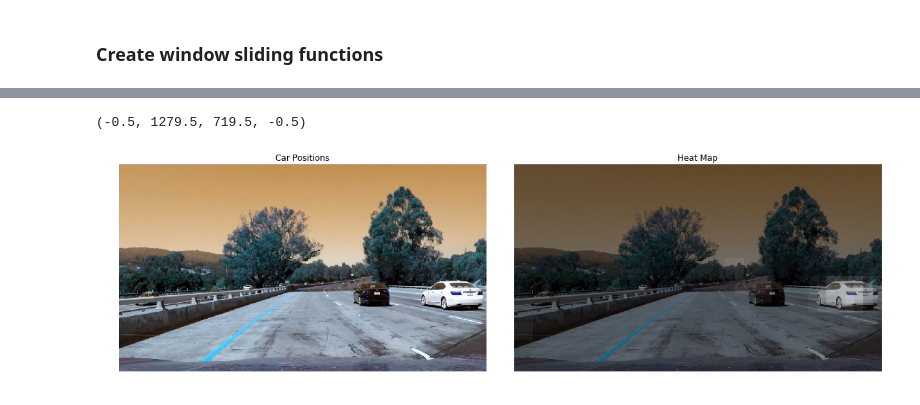
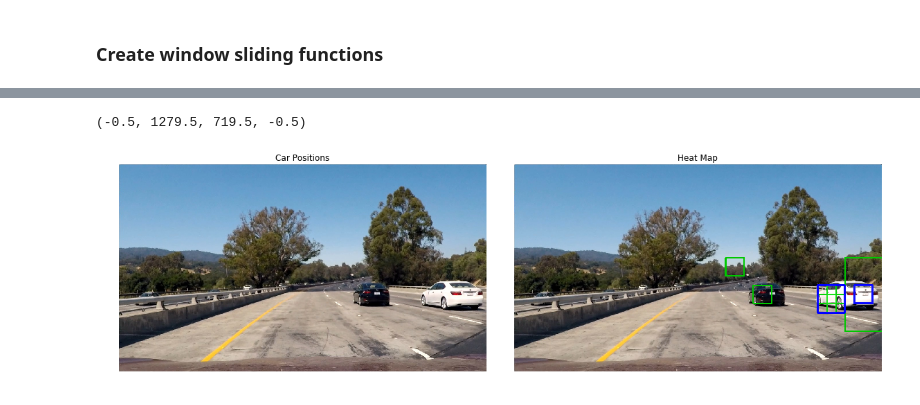
Before and after one commit to tjacobs/CarND-Vehicle-Detection, a Jupyter notebook: Vehicle Detection.ipynb, the cells around one changed output, grey strips where cells are left out. Cells and saved outputs as stored; diff of their text form; code cells hidden in the pictures.

```diff
--- a/Vehicle Detection.ipynb
+++ b/Vehicle Detection.ipynb
@@ -194,14 +199,15 @@ def extract_features(image,
     return features
 
 ## Test our functions
-# Load image
-image = cv2.imread('test_images/31.png')
+image = mpimg.imread('test_images/31.png')
 fig = plt.figure(figsize=(5, 3))
 plt.imshow(image)
 plt.axis( 'off' )
+print( "Image mean: " + str( np.mean(image) ) )
 
 # Convert to 255 scale
-#image *= 255.0
+image *= 255.0
+print( "Converted image mean: " + str( np.mean(image) ) )
 
 # Get color features
 color_features, rh, gh, bh, bincen = get_color_features(image, nbins=hist_bins)
@@ -281,7 +289,9 @@ Number of non-cars: 8968
 def read_files(files):
     features = []
     for file in files:
-        image = cv2.imread(file)
+        image = mpimg.imread(file)
+        image *= 255.0
+#        print( "Converted image mean: " + str( np.mean(image) ) )
         image_features = extract_features( image, color_space=color_space, spatial_size=spatial_size,
                          hist_bins=hist_bins, orient=orient, pix_per_cell=pix_per_cell,
                          cell_per_block=cell_per_block, hog_channel=hog_channel,
@@ -561,13 +624,12 @@ scale = 1.5
 #out_img = find_cars(img, ystart, ystop, scale, svc, X_scaler, orient, 8, 8, spatial_size, hist_bins)
 #plt.imshow(out_img)
 # %%
-from scipy.ndimage.measurements import label
 
 def add_heat(heatmap, box_list):
     # Iterate through list of boxes
     for box in box_list:
         # Add 1 for all pixels inside each box, each box takes the form ((x1, y1), (x2, y2))
-        heatmap[box[0][1]:box[1][1], box[0][0]:box[1][0]] += 10
+        heatmap[box[0][1]:box[1][1], box[0][0]:box[1][0]] += 1
 
     # Return updated heatmap
     return heatmap
@@ -587,75 +649,37 @@ def draw_labeled_boxes(img, labels):
         nonzero = (labels[0] == car_number).nonzero()
 
         # Identify x and y values of those pixels
         nonzeroy = np.array(nonzero[0])
         nonzerox = np.array(nonzero[1])
 
         # Define a bounding box based on min/max x and y
         bbox = ((np.min(nonzerox), np.min(nonzeroy)), (np.max(nonzerox), np.max(nonzeroy)))
 
         # Draw the box on the image
         cv2.rectangle(img, bbox[0], bbox[1], (0,0,255), 6)
     # Return the image
     return img
 
+image = mpimg.imread('test_images/test1.jpg')
+
 # Heat over time
 heat = np.zeros_like(image[:,:,0]).astype(np.float)
 
-# Define pipeline
-def pipeline(image):
-    global heat
-
-    # Generate four layers of windows
-    windows = []
-    y_start_stop = (int(0.45 * image.shape[0]), int(0.82 * image.shape[0]))
-    windows += slide_window(image, x_start_stop=[None, None], y_start_stop=y_start_stop, xy_window=(64, 64), xy_overlap=(0.5, 0.5))
-    windows += slide_window(image, x_start_stop=[None, None], y_start_stop=y_start_stop, xy_window=(128, 128), xy_overlap=(0.5, 0.5))
-    windows += slide_window(image, x_start_stop=[None, None], y_start_stop=y_start_stop, xy_window=(256, 256), xy_overlap=(0.5, 0.5))
-    windows += slide_window(image, x_start_stop=[None, None], y_start_stop=y_start_stop, xy_window=(512, 512), xy_overlap=(0.5, 0.5))
-
-    # Detect in those windows
-    hot_windows = search_windows(image, windows, svc, X_scaler)
-
-    # Draw those windows
-    result = draw_boxes(image, hot_windows, colour=(0, 200, 0), thickness=3)
-
-    heat *= 0.8
-
-    # Add heat to each box in box list
-    heat = add_heat(heat, hot_windows)
-
-    # Apply threshold to help remove false positives
-    heat = apply_threshold(heat, 1)
-
-    # Find final boxes from heatmap using label function
-#    labels = label(heatmap)
-#    draw_img = draw_labeled_boxes(np.copy(image), labels)
-#    heatmap = cv2.cvtColor( heatmap, cv2.COLOR_RGB2GRAY )
-
-    # Convert heat to color image, merge on top of image
-    heatmap = np.clip(heat, 0, 255)
-#    heatmap *= 8
-    heatmap = np.dstack((heatmap, heatmap, heatmap)).astype(np.uint8)
-    image = image.astype(np.uint8)
-    result = cv2.addWeighted(image, 0.5, heatmap, 1, 0)
-
-    return result
-
-image = cv2.imread('test_images/test1.jpg')
+# Test
+heat = None
 draw_img = pipeline( image )
-
 fig = plt.figure(figsize=(16,8))
 plt.subplot(121)
 plt.imshow(image)
 plt.axis('off')
 plt.title('Car Positions')
 plt.subplot(122)
 plt.imshow(draw_img) #, cmap='hot')
 plt.title('Heat Map')
 fig.tight_layout()
 plt.axis('off')
 # %% [output]
 (-0.5, 1279.5, 719.5, -0.5)
-[figure, old version]
+[figure, new version]
 # %%
 # Create video
```
Also changed, not shown: parts of 8 cells of this notebook.
